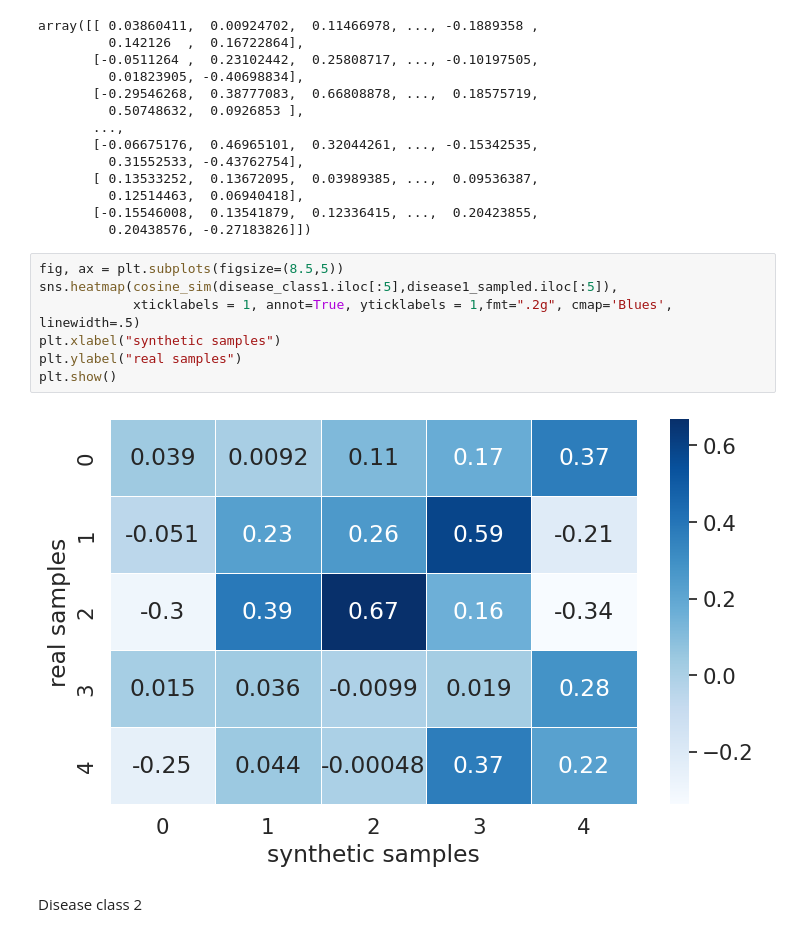
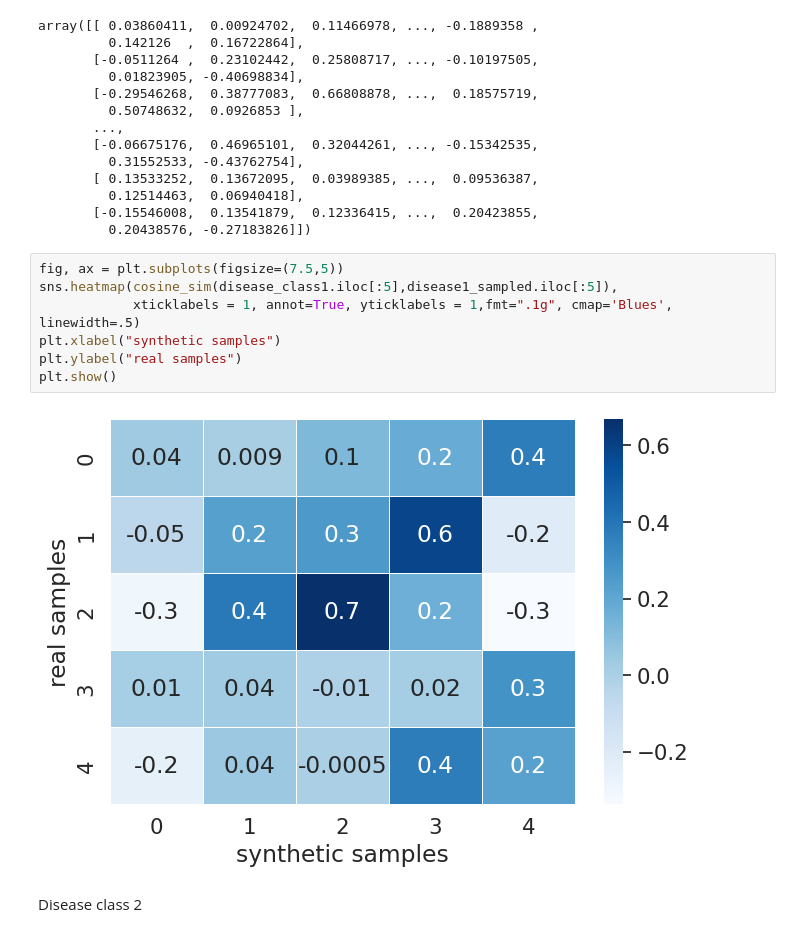
Before and after one commit to pallabee/master-thesis, a Jupyter notebook: evaluation/approach_1/pubmed/realistic_features.ipynb, the cells around one changed output. Cells and saved outputs as stored; diff of their text form.

```diff
--- a/evaluation/approach_1/pubmed/realistic_features.ipynb
+++ b/evaluation/approach_1/pubmed/realistic_features.ipynb
@@ -784,14 +784,14 @@ array([[ 0.03860411,  0.00924702,  0.11466978, ..., -0.1889358 ,
        [-0.15546008,  0.13541879,  0.12336415, ...,  0.20423855,
          0.20438576, -0.27183826]])
 # %%
-fig, ax = plt.subplots(figsize=(8.5,5))
+fig, ax = plt.subplots(figsize=(7.5,5))
 sns.heatmap(cosine_sim(disease_class1.iloc[:5],disease1_sampled.iloc[:5]),
-            xticklabels = 1, annot=True, yticklabels = 1,fmt=".2g", cmap='Blues', linewidth=.5)
+            xticklabels = 1, annot=True, yticklabels = 1,fmt=".1g", cmap='Blues', linewidth=.5)
 plt.xlabel("synthetic samples")
 plt.ylabel("real samples")
 plt.show()
 # %% [output]
-[figure, old version]
+[figure, new version]
 # %% [markdown]
 Disease class 2
 # %%
```
Also changed, not shown: parts of 7 cells of this notebook.
